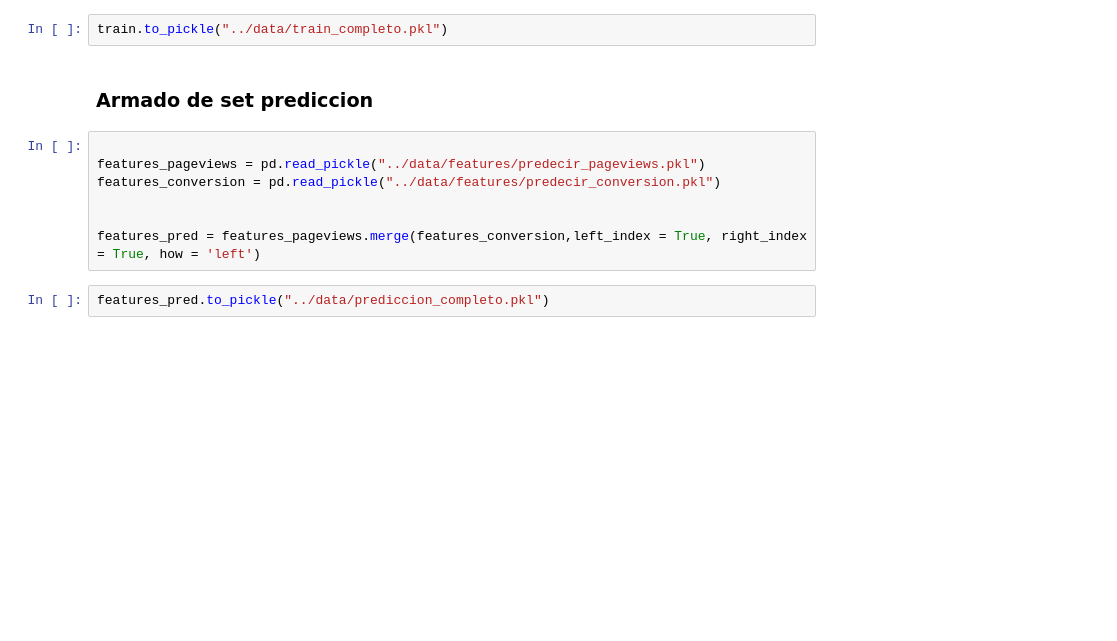
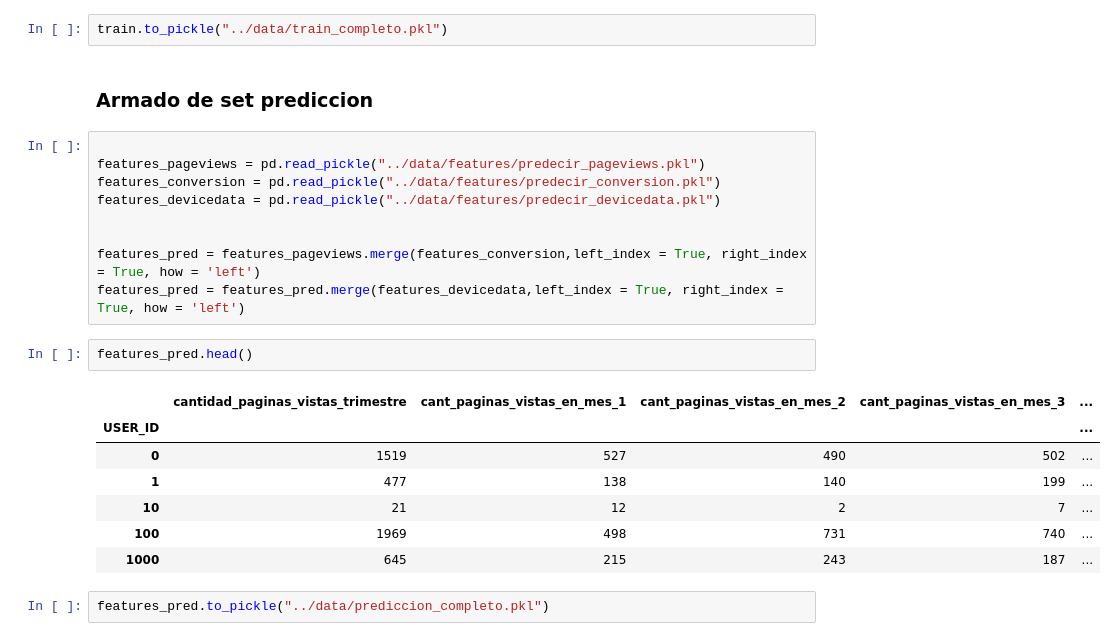
Before and after one commit to emanuelpelozo/Competencia-Galicia, a Jupyter notebook: feature_engineering/armado_train.ipynb, the cells around one changed output. Cells and saved outputs as stored; diff of their text form; blank space fills up the shorter version.

```diff
--- a/feature_engineering/armado_train.ipynb
+++ b/feature_engineering/armado_train.ipynb
@@ -67,8 +89,20 @@ train.to_pickle("../data/train_completo.pkl")
 
 features_pageviews = pd.read_pickle("../data/features/predecir_pageviews.pkl")
 features_conversion = pd.read_pickle("../data/features/predecir_conversion.pkl")
+features_devicedata = pd.read_pickle("../data/features/predecir_devicedata.pkl")
 
 
 features_pred = features_pageviews.merge(features_conversion,left_index = True, right_index = True, how = 'left')
+features_pred = features_pred.merge(features_devicedata,left_index = True, right_index = True, how = 'left')
+# %%
+features_pred.head()
+# %% [output]
+|  | cantidad_paginas_vistas_trimestre | cant_paginas_vistas_en_mes_1 | cant_paginas_vistas_en_mes_2 | cant_paginas_vistas_en_mes_3 | ... |
+| USER_ID |  |  |  |  | ... |
+| 0 | 1519 | 527 | 490 | 502 | ... |
+| 1 | 477 | 138 | 140 | 199 | ... |
+| 10 | 21 | 12 | 2 | 7 | ... |
+| 100 | 1969 | 498 | 731 | 740 | ... |
+| 1000 | 645 | 215 | 243 | 187 | ... |
 # %%
 features_pred.to_pickle("../data/prediccion_completo.pkl")
```
Also changed, not shown: parts of 3 cells of this notebook, 1 other file.
